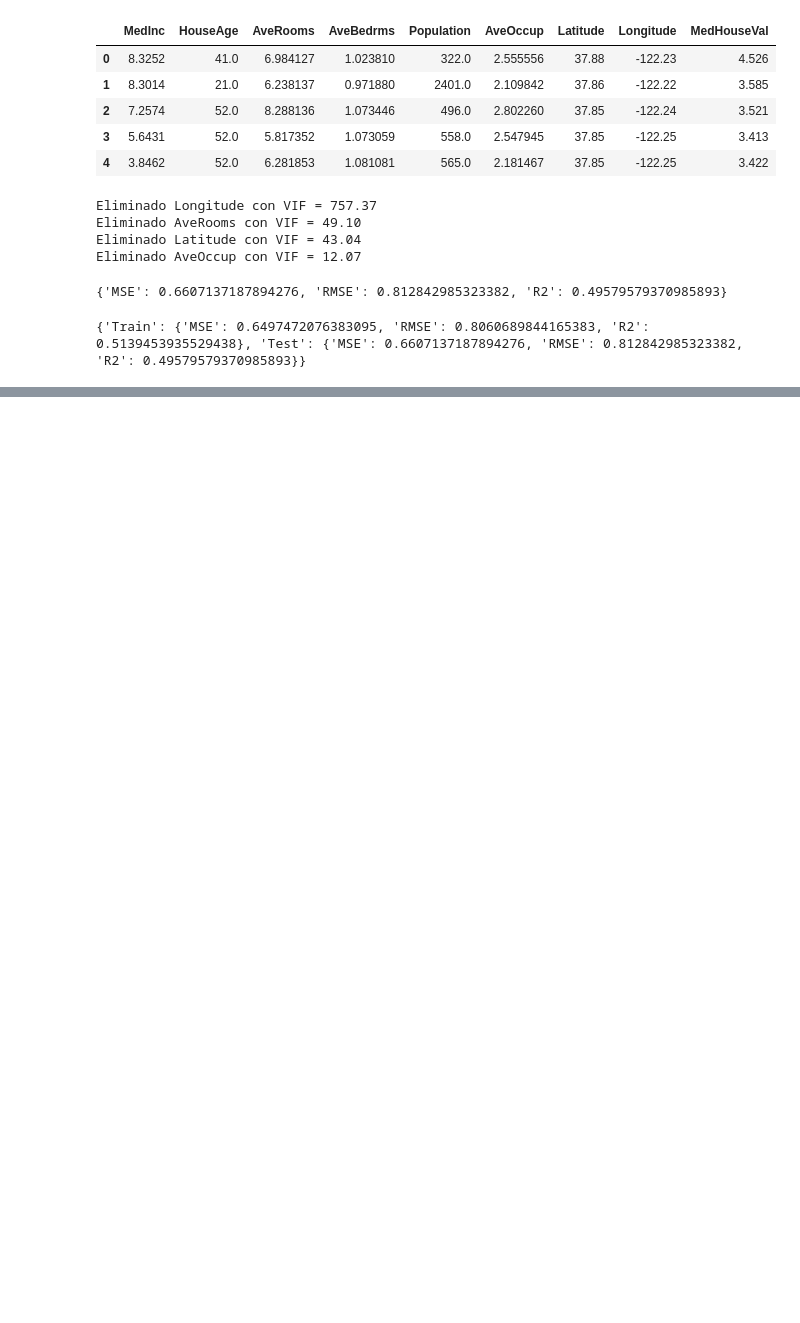
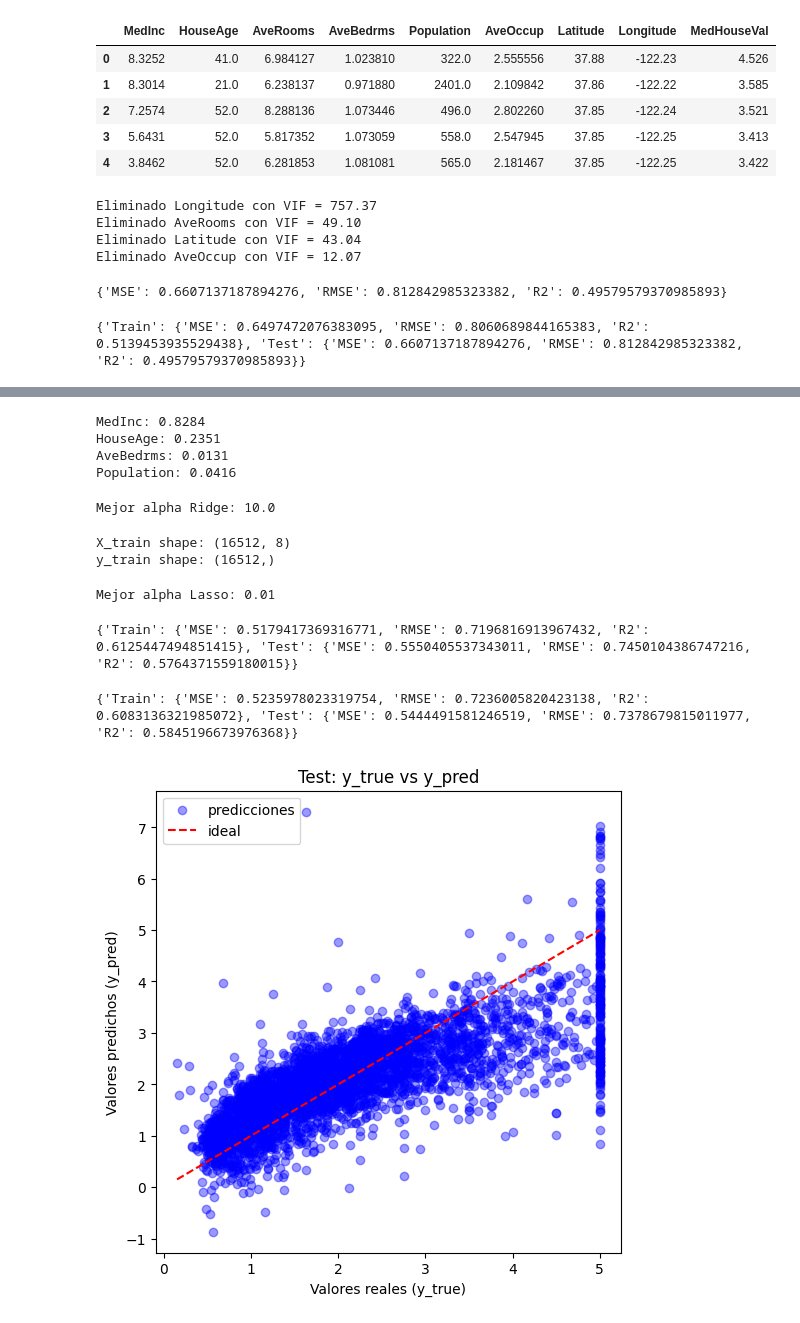
Before and after one commit to juanlopera23/proyect_03_california_housing, a Jupyter notebook: california_regression_traning.ipynb, the cells around one changed output, grey strips where cells are left out. Drawn from its saved outputs; the diff is of its cells as text; code cells hidden in the pictures; blank space fills up the shorter version.

```diff
--- a/california_regression_traning.ipynb
+++ b/california_regression_traning.ipynb
@@ -60,0 +69,30 @@ def plot_y_true_vs_y_predict(y_true,y_predict,title="y_true vs y_predict"):
+# %%
+coef = trained_pipeline.named_steps["model"].coef_
+
+
+coef = coef.flatten() if coef.ndim > 1 else coef
+
+features = X_train.columns
+for f, c in zip(features, coef):
+    print(f"{f}: {c:.4f}")
+# %% [output]
+MedInc: 0.8284
+HouseAge: 0.2351
+AveBedrms: 0.0131
+Population: 0.0416
+# %%
+X_train,X_test,y_train,y_test=split_data(df)
+# %%
+ridge_model = validation_ridge(X_train, y_train)
+# %% [output]
+Mejor alpha Ridge: 10.0
+# %%
+print("X_train shape:", X_train.shape)
+print("y_train shape:", y_train.shape)
+# %% [output]
+X_train shape: (16512, 8)
+y_train shape: (16512,)
+# %%
+lasso_model=validation_lasso(X_train,y_train)
+# %% [output]
+Mejor alpha Lasso: 0.01
@@ -60,0 +101,14 @@ def plot_y_true_vs_y_predict(y_true,y_predict,title="y_true vs y_predict"):
+# %%
+print(metrics)
+# %% [output]
+{'Train': {'MSE': 0.5179417369316771, 'RMSE': 0.7196816913967432, 'R2': 0.6125447494851415}, 'Test': {'MSE': 0.5550405537343011, 'RMSE': 0.7450104386747216, 'R2': 0.5764371559180015}}
+# %%
+metrics,y_predict_train, y_predict_test= evaluate_train_test(lasso_model,X_train,X_test,y_train,y_test)
+# %%
+print(metrics)
+# %% [output]
+{'Train': {'MSE': 0.5235978023319754, 'RMSE': 0.7236005820423138, 'R2': 0.6083136321985072}, 'Test': {'MSE': 0.5444491581246519, 'RMSE': 0.7378679815011977, 'R2': 0.5845196673976368}}
+# %%
+plot_y_true_vs_y_predict(y_test, y_predict_test, title="Test: y_true vs y_pred")
+# %% [output]
+[figure, added]
```
Also changed, not shown: parts of 4 cells of this notebook.
